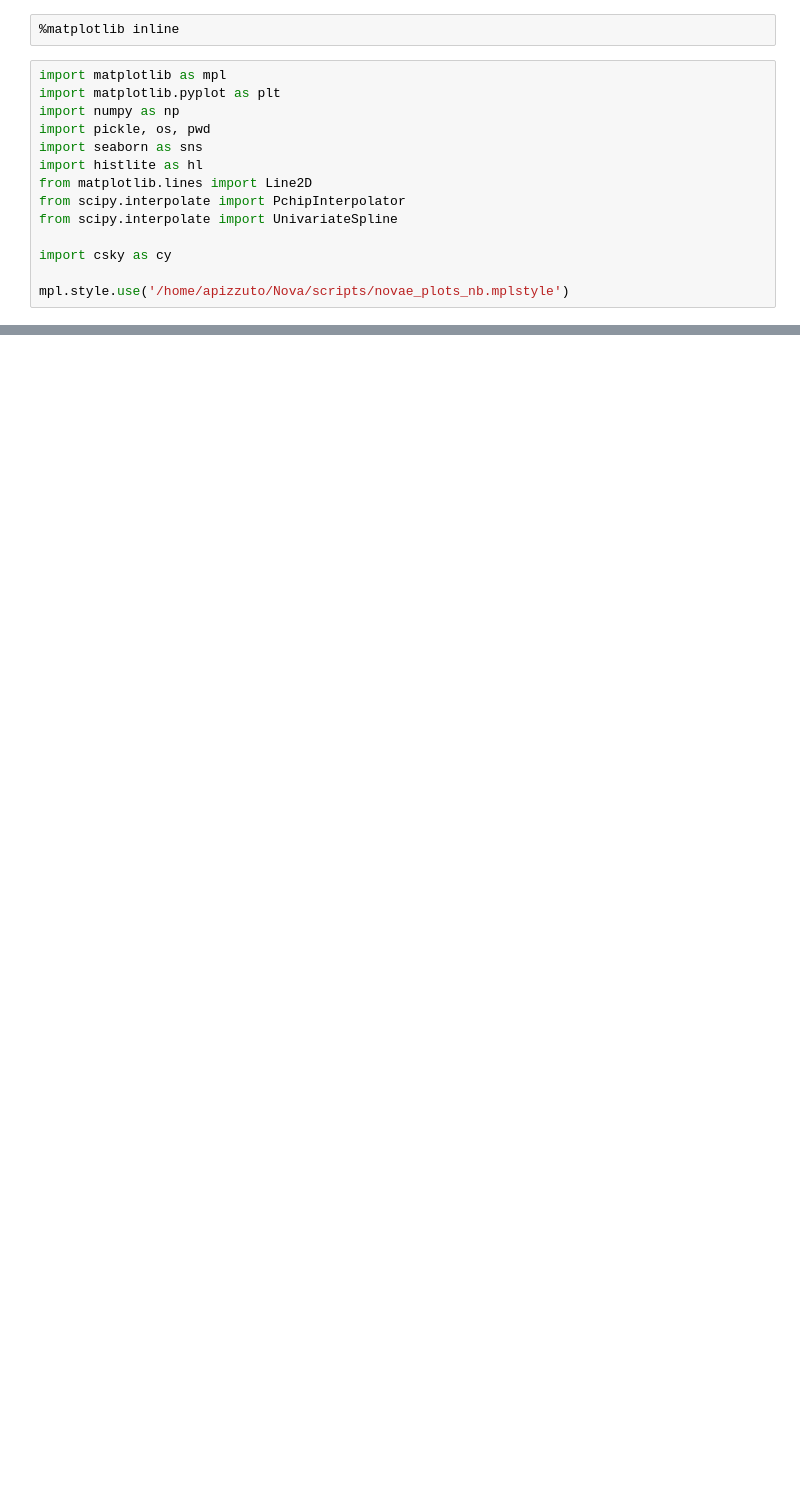
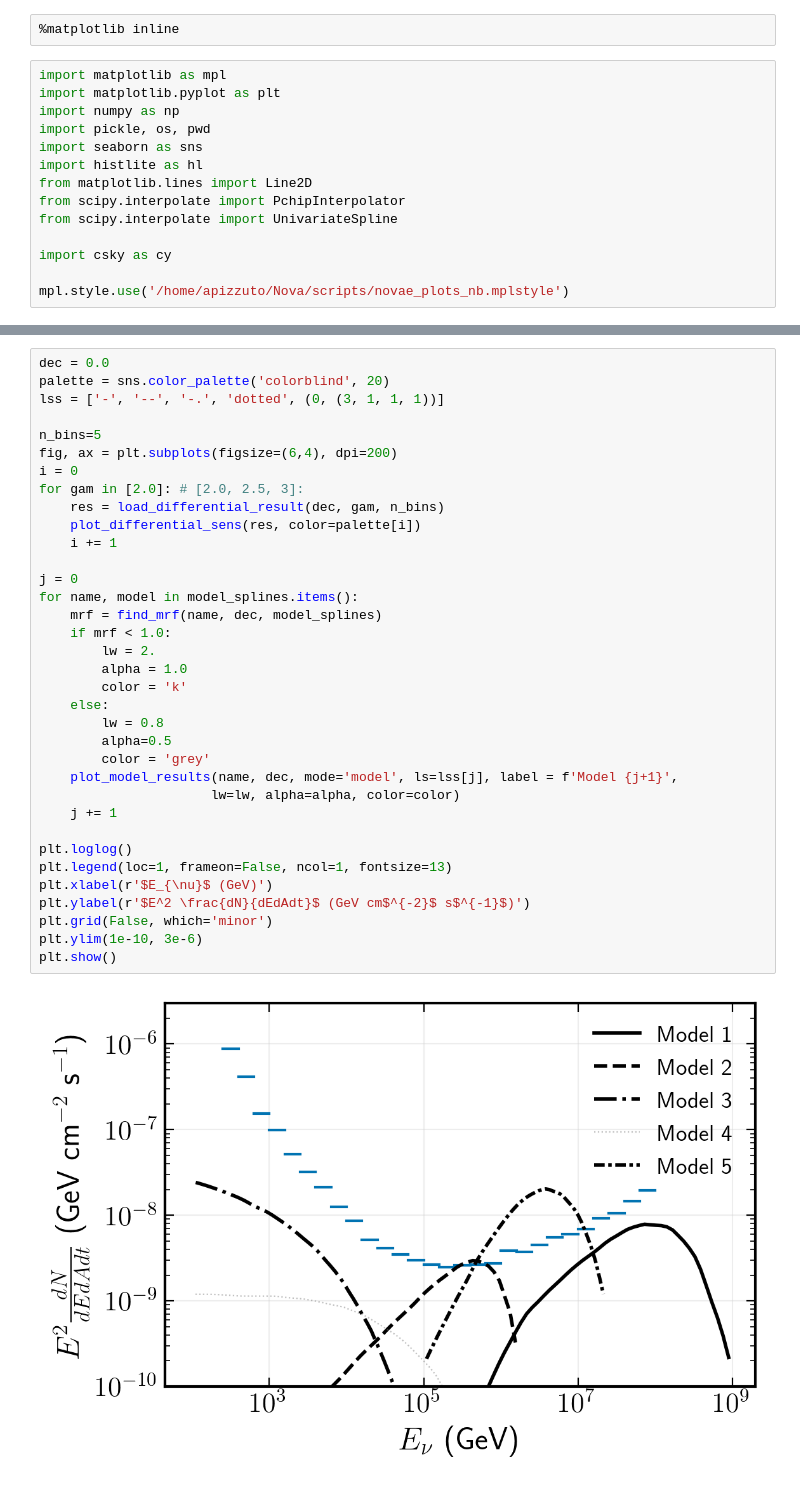
Before and after one commit to apizzuto/central_energies, a Jupyter notebook: differential_sens/model_rejection_factors.ipynb, the cells around one changed output, grey strips where cells are left out. Drawn from its saved outputs; the diff is of its cells as text; blank space fills up the shorter version.

```diff
--- a/differential_sens/model_rejection_factors.ipynb
+++ b/differential_sens/model_rejection_factors.ipynb
@@ -322,0 +178,37 @@ for name, model in model_splines.items():
+# %%
+dec = 0.0
+palette = sns.color_palette('colorblind', 20)
+lss = ['-', '--', '-.', 'dotted', (0, (3, 1, 1, 1))]
+
+n_bins=5
+fig, ax = plt.subplots(figsize=(6,4), dpi=200)
+i = 0
+for gam in [2.0]: # [2.0, 2.5, 3]:
+    res = load_differential_result(dec, gam, n_bins)
+    plot_differential_sens(res, color=palette[i])
+    i += 1
+
+j = 0
+for name, model in model_splines.items():
+    mrf = find_mrf(name, dec, model_splines)
+    if mrf < 1.0:
+        lw = 2.
+        alpha = 1.0
+        color = 'k'
+    else:
+        lw = 0.8
+        alpha=0.5
+        color = 'grey'
+    plot_model_results(name, dec, mode='model', ls=lss[j], label = f'Model {j+1}',
+                      lw=lw, alpha=alpha, color=color)
+    j += 1
+
+plt.loglog()
+plt.legend(loc=1, frameon=False, ncol=1, fontsize=13)
+plt.xlabel(r'$E_{\nu}$ (GeV)')
+plt.ylabel(r'$E^2 \frac{dN}{dEdAdt}$ (GeV cm$^{-2}$ s$^{-1}$)')
+plt.grid(False, which='minor')
+plt.ylim(1e-10, 3e-6)
+plt.show()
+# %% [output]
+[figure, added]
```
Also changed, not shown: parts of 25 cells of this notebook, 3 other files.
